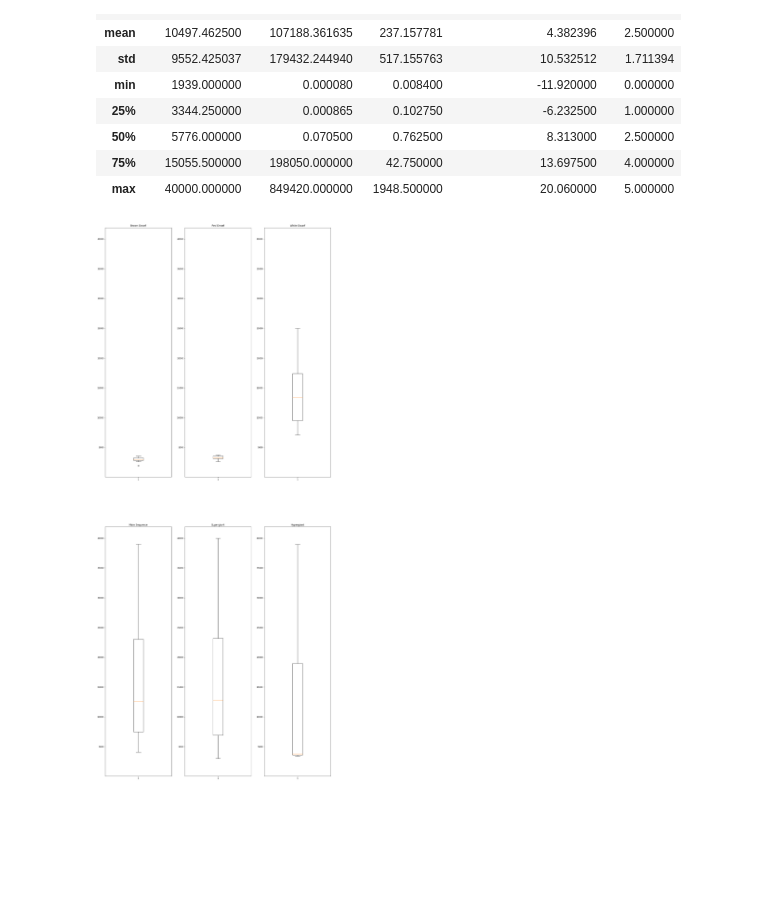
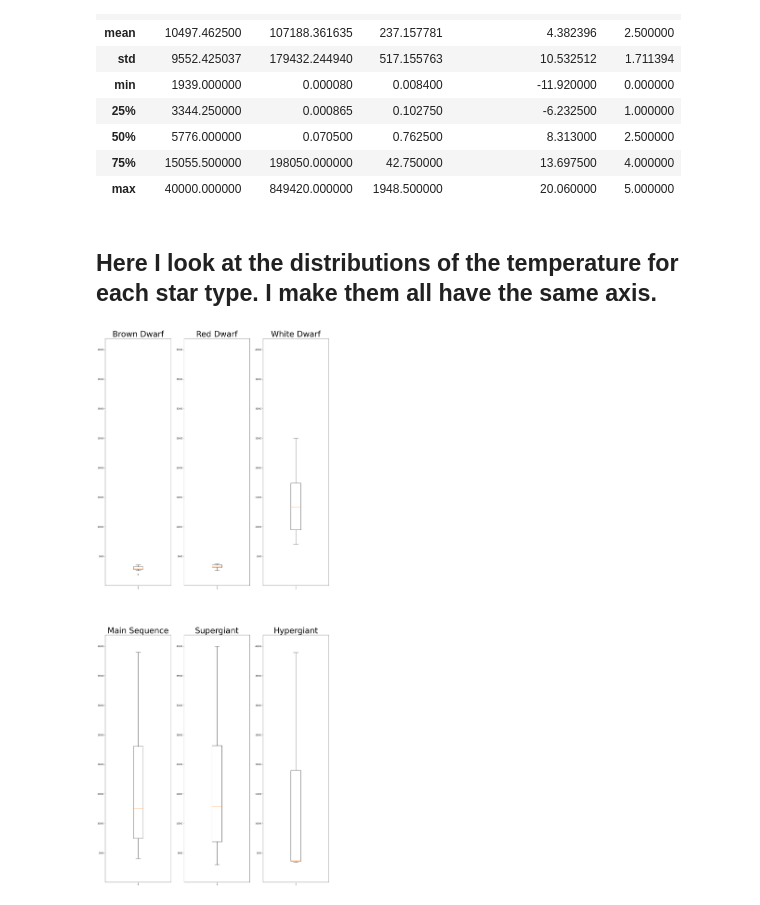
Before and after one commit to Jonathan-Serrano/ACM-Research-coding-challenge-23S, a Jupyter notebook: ACM-Research-coding-challenge-23S-Code.ipynb, the cells around one changed output. Cells and saved outputs as stored; diff of their text form; code cells hidden in the pictures; blank space fills up the shorter version.

```diff
--- a/ACM-Research-coding-challenge-23S-Code.ipynb
+++ b/ACM-Research-coding-challenge-23S-Code.ipynb
@@ -35,35 +35,36 @@ star_data.describe()
 | 50% | 5776.000000 | 0.070500 | 0.762500 | 8.313000 | 2.500000 |
 | 75% | 15055.500000 | 198050.000000 | 42.750000 | 13.697500 | 4.000000 |
 | max | 40000.000000 | 849420.000000 | 1948.500000 | 20.060000 | 5.000000 |
+# %% [markdown]
+## **Here I look at the distributions of the temperature for each star type. I make them all have the same axis.**
 # %%
 # plt.scatter(star_data["Luminosity(L/Lo)"], star_data["Absolute magnitude(Mv)"])
 plt.figure(figsize=(20,50))
 
-# c = "#331c20"
 ax = plt.subplot(2,3,1) # 2 Row, 3 Columns, index 1
 plt.boxplot(star_data[star_data["Star type"] == 0]["Temperature (K)"])
-plt.title("Brown Dwarf")
+plt.title("Brown Dwarf", fontsize = 40)
 
 plt.subplot(2,3,2,sharey=ax) # 2 Row, 3 Columns, index 2
 plt.boxplot(star_data[star_data["Star type"] == 1]["Temperature (K)"])
-plt.title("Red Dwarf")
+plt.title("Red Dwarf", fontsize = 40)
 
 plt.subplot(2,3,3, sharey=ax) # 2 Row, 3 Columns, index 3
 plt.boxplot(star_data[star_data["Star type"] == 2]["Temperature (K)"])
-plt.title("White Dwarf")
+plt.title("White Dwarf", fontsize = 40)
 
 plt.subplot(2,3,4, sharey=ax) # 2 Row, 3 Columns, index 4
 plt.boxplot(star_data[star_data["Star type"] == 3]["Temperature (K)"])
-plt.title("Main Sequence")
+plt.title("Main Sequence", fontsize = 40)
 
 plt.subplot(2,3,5, sharey=ax) # 2 Row, 3 Columns, index 5
 plt.boxplot(star_data[star_data["Star type"] == 4]["Temperature (K)"])
-plt.title("Supergiant")
+plt.title("Supergiant", fontsize = 40)
 
 plt.subplot(2,3,6, sharey=ax) # 2 Row, 3 Columns, index 6
 plt.boxplot(star_data[star_data["Star type"] == 5]["Temperature (K)"])
-plt.title("Hypergiant")
+plt.title("Hypergiant", fontsize = 40)
 
 plt.show()
 # %% [output]
-[figure, old version]
+[figure, new version]
```
Also changed, not shown: parts of 4 cells of this notebook.
